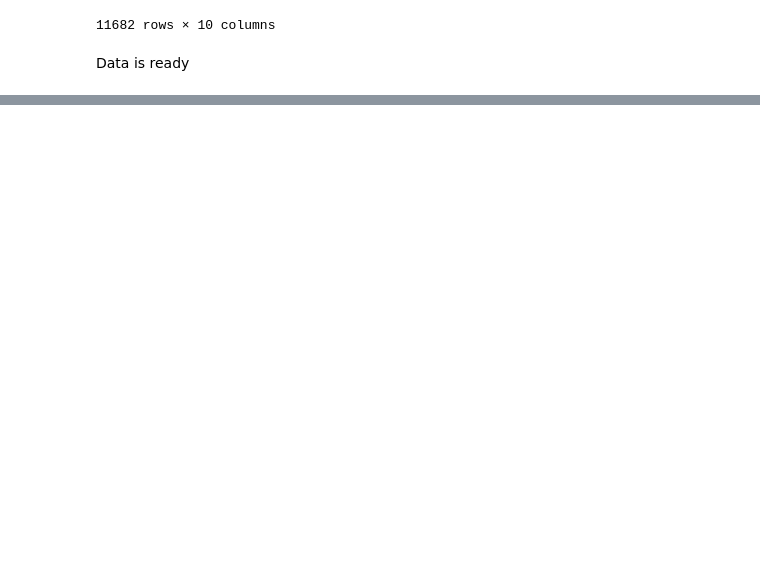
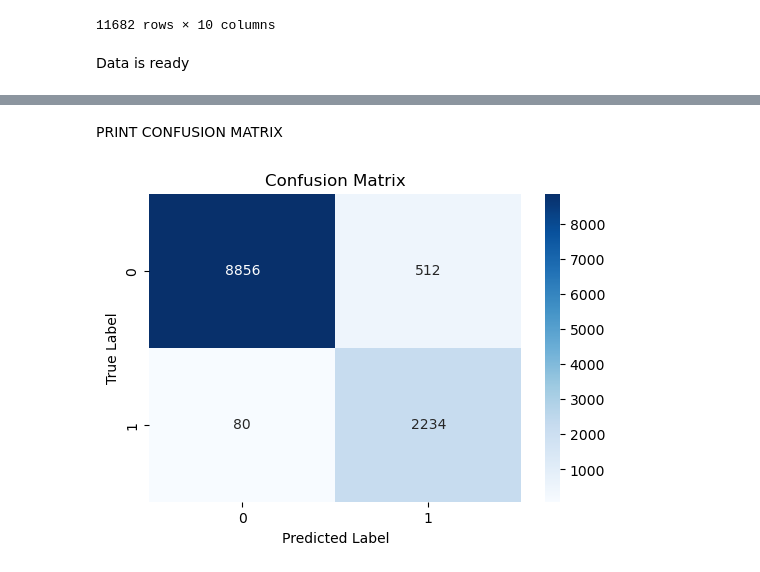
Before and after one commit to mdzaheerjk/Thunderstorm-Forecasting-with-MLFlow-Tracking, a Jupyter notebook: experiments/Experiment.ipynb, the cells around one changed output, grey strips where cells are left out. Cells and saved outputs as stored; diff of their text form; code cells hidden in the pictures; blank space fills up the shorter version.

Commit message:
till heatmap

```diff
--- a/experiments/Experiment.ipynb
+++ b/experiments/Experiment.ipynb
@@ -210,0 +243,23 @@ merged_df.to_csv('../data/processed/merged_df_all12k_combined.csv',index=False)
+# %%
+import pandas as pd
+import numpy as np
+from imblearn.over_sampling import SMOTE
+from sklearn.model_selection import train_test_split
+from sklearn.ensemble import RandomForestClassifier
+from sklearn.metrics import accuracy_score,precision_score,recall_score,f1_score,confusion_matrix
+
+x=merged_df[['SWEAT index', 'K index', 'Totals totals index', 'Environmental_Stability',
+            'Moisture_Indices', 'Convective_Potential', 'Temperature_Pressure',
+            'Moisture_Temperature_Profiles']]
+y=merged_df['TH']
+
+smote=SMOTE()
+x_resampled,y_resampled=smote.fit_resample(x,y)
+
+x_train,x_test,y_train,y_test=train_test_split(x_resampled,y_resampled,test_size=0.2,random_state=42)
+
+model=RandomForestClassifier()
+
+model.fit(x_train,y_train)
+
+y_pred=model.predict(x_test)
@@ -210,0 +309,25 @@ merged_df.to_csv('../data/processed/merged_df_all12k_combined.csv',index=False)
+# %% [markdown]
+PRINT CONFUSION MATRIX
+# %%
+predictions=model.predict(x)
+
+predictions=np.where(predictions.flatten()>0.6,1,0)
+
+result_df=pd.DataFrame(data=x,columns=x.columns)
+result_df['True Label']=y
+result_df['Predicted Label']=predictions
+
+true_labels=result_df['True Label']
+predicted_labels=result_df['Predicted Label']
+
+confusion_mat=confusion_matrix(true_labels,predicted_labels)
+plt.figure(figsize=(6,4))
+sns.heatmap(confusion_mat,annot=True,fmt='d',cmap='Blues')
+
+plt.xlabel("Predicted Label")
+plt.ylabel('True Label')
+plt.title("Confusion Matrix")
+
+plt.show()
+# %% [output]
+[figure, added]
```
Also changed, not shown: parts of 10 cells of this notebook, 3 other files.
